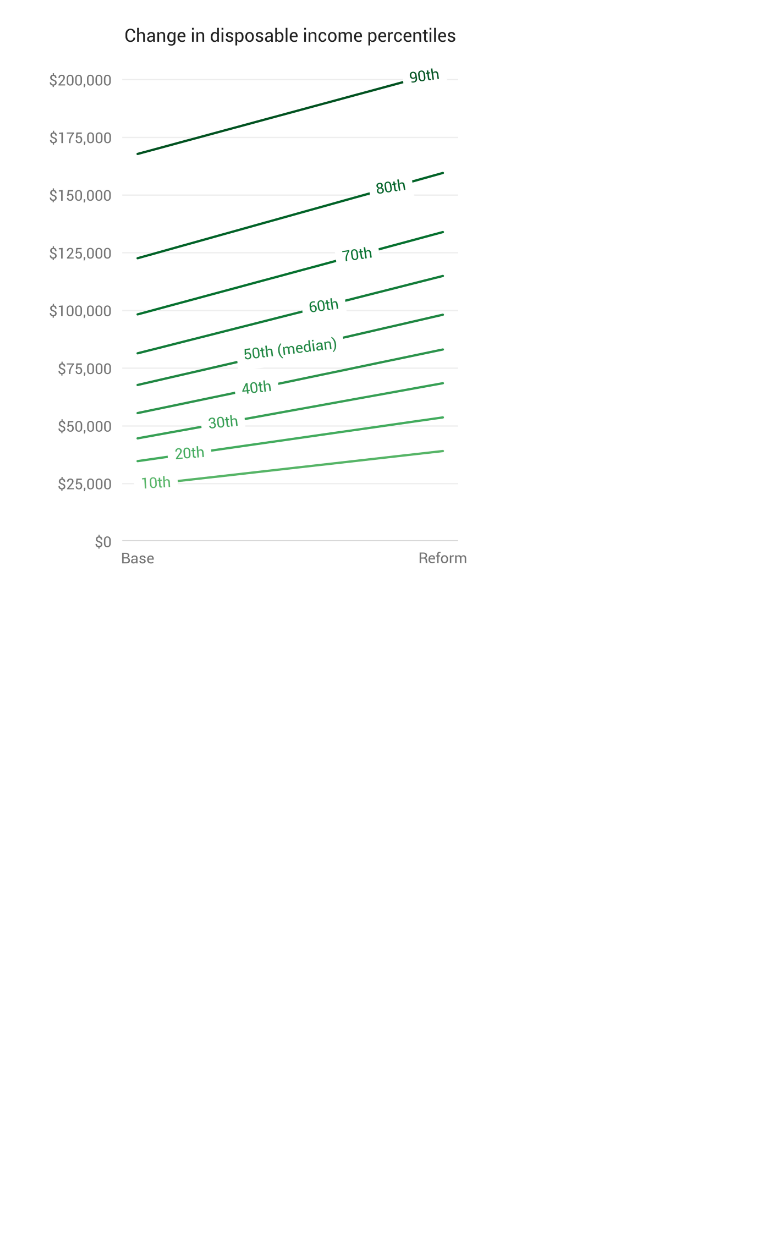
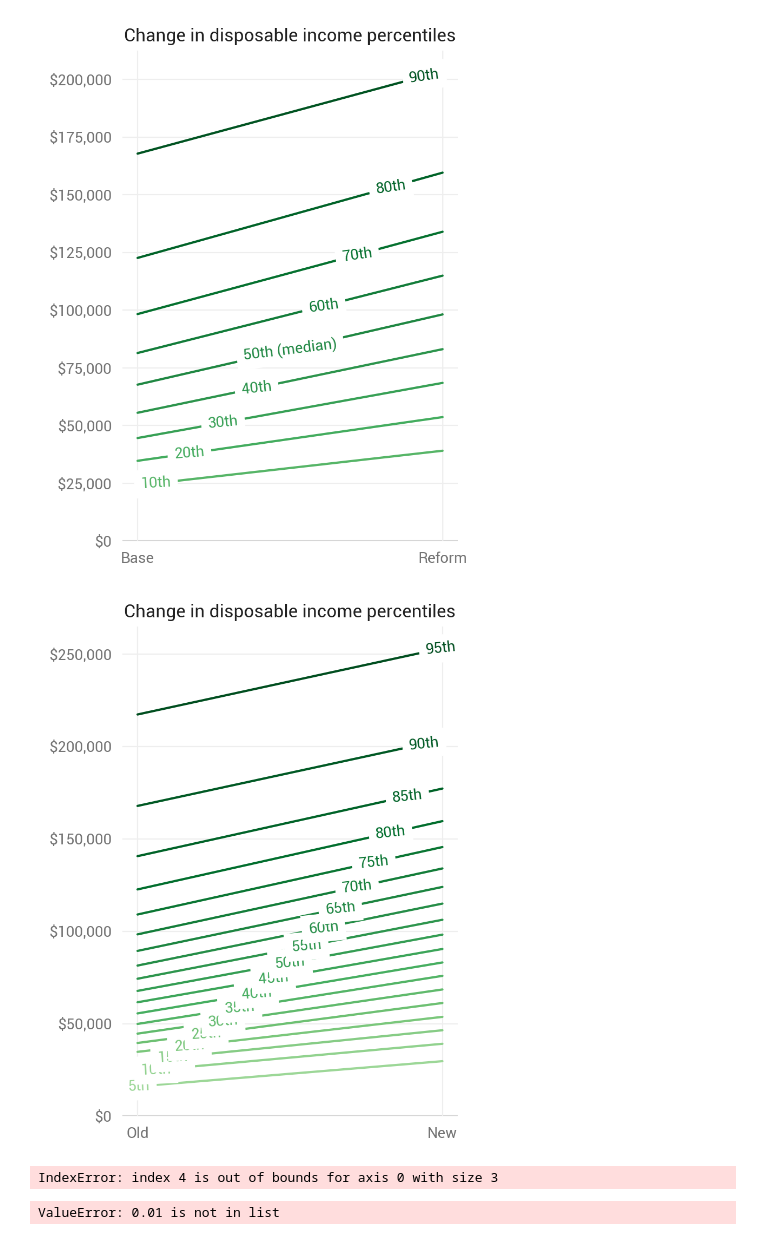
Before and after one commit to PSLmodels/microdf, a Jupyter notebook: examples/charts.ipynb, the cells around one changed output. Drawn from its saved outputs; the diff is of its cells as text; code cells hidden in the pictures; blank space fills up the shorter version.

Commit message:
Finds median regardless of quantile input. Fixes #84 and #85.

```diff
--- a/examples/charts.ipynb
+++ b/examples/charts.ipynb
@@ -15,28 +12,5 @@ import seaborn as sns
-# %%
-sns.set_style('white')
-DPI = 500
-mpl.rc('savefig', dpi=DPI)
-mpl.rcParams['figure.dpi'] = DPI
-mpl.rcParams['figure.figsize'] = 6.4, 4.8  # Default.
-# %%
-mpl.rcParams['font.sans-serif'] = 'Roboto'
-mpl.rcParams['font.family'] = 'sans-serif'
-
-# Set title text color to dark gray (https://material.io/color) not black.
-TITLE_COLOR = '#212121'
-mpl.rcParams['text.color'] = TITLE_COLOR
-
-# Axis titles and tick marks are medium gray.
-AXIS_COLOR = '#757575'
-mpl.rcParams['axes.labelcolor'] = AXIS_COLOR
-mpl.rcParams['xtick.color'] = AXIS_COLOR
-mpl.rcParams['ytick.color'] = AXIS_COLOR
-
-GRID_COLOR = '#eeeeee'  # Previously lighter #f5f5f5.
-
-# Use Seaborn's default color palette.
-# https://stackoverflow.com/q/48958426/1840471 for reproducibility.
-sns.set_palette(sns.color_palette())
+# %%
+mdf.set_plot_style()
 # %% [markdown]
 ## Prepare data
 # %%
@@ -57,3 +31,20 @@ ax = mdf.quantile_chg_plot(base.aftertax_income, reform.aftertax_income,
                            base.XTOT_m, reform.XTOT_m)
 # %% [output]
 [figure]
+# %%
+ax = mdf.quantile_chg_plot(base.aftertax_income, reform.aftertax_income,
+                           base.XTOT_m, reform.XTOT_m,
+                           q=np.arange(0.05, 1, 0.05),
+                           label1='Old', label2='New')
+# %% [output]
+[figure, added]
+# %%
+ax = mdf.quantile_chg_plot(base.aftertax_income, reform.aftertax_income,
+                           base.XTOT_m, reform.XTOT_m,
+                           q=np.arange(0.25, 1, 0.25))
+# %% [output]
+IndexError: index 4 is out of bounds for axis 0 with size 3
+# %%
+np.arange(0, 1, 0.1).tolist().index(0.01)
+# %% [output]
+ValueError: 0.01 is not in list
```
Also changed, not shown: parts of 2 cells of this notebook, 1 other file.
